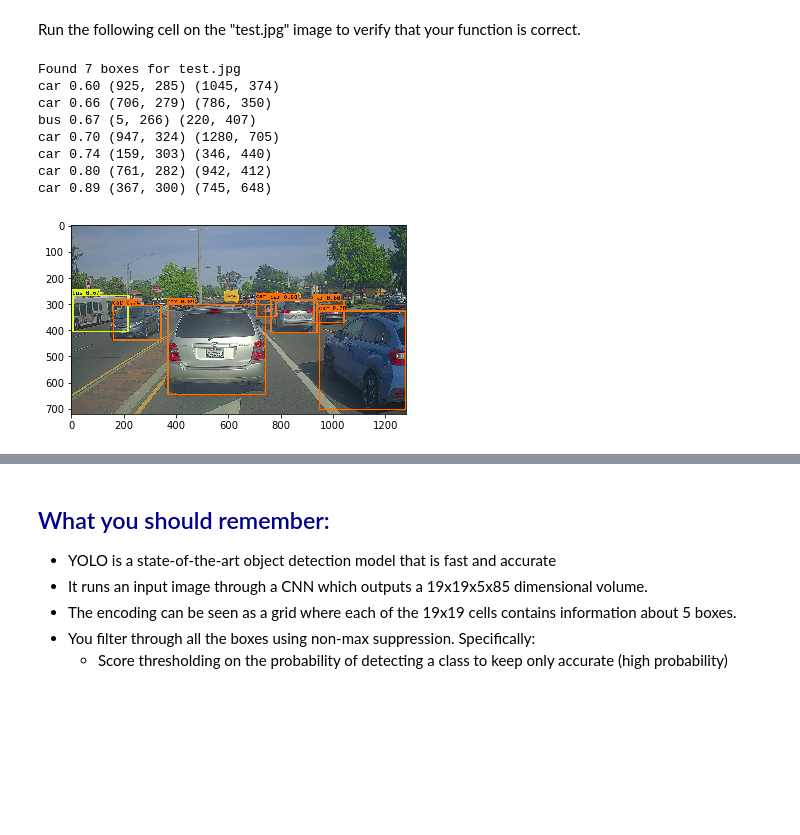
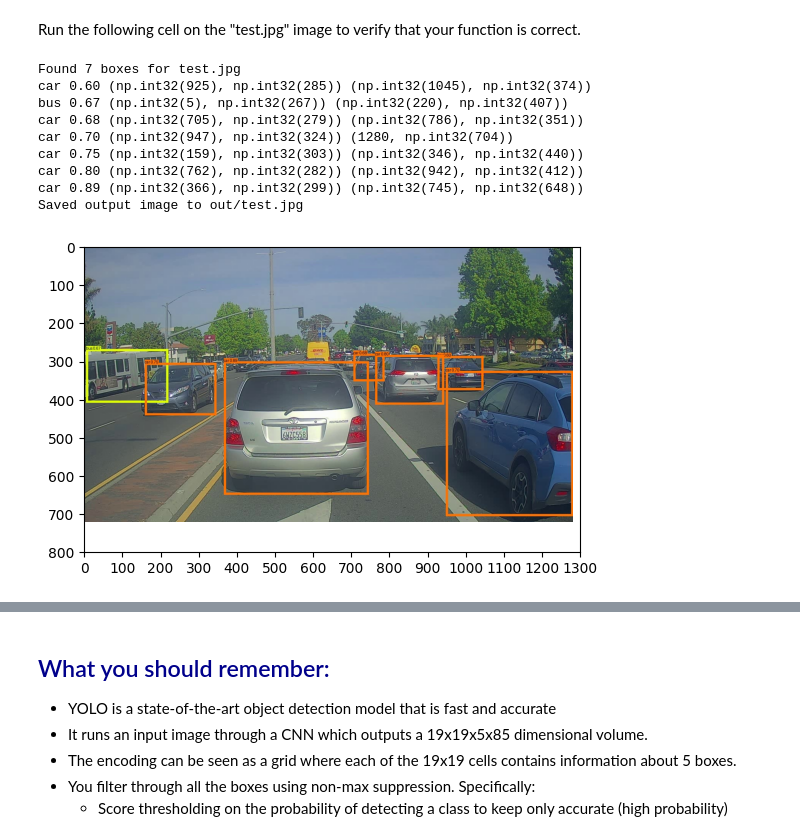
Before and after one commit to umermjd11/DLC4M3A1, a Jupyter notebook: Autonomous_driving_application_Car_detection_v3tf2.ipynb, the cells around one changed output, grey strips where cells are left out. Drawn from its saved outputs; the diff is of its cells as text; code cells hidden in the pictures; blank space fills up the shorter version.

```diff
--- a/Autonomous_driving_application_Car_detection_v3tf2.ipynb
+++ b/Autonomous_driving_application_Car_detection_v3tf2.ipynb
@@ -500,16 +398,3 @@ def yolo_non_max_suppression(scores, boxes, classes, max_boxes = 10, iou_thresho
     classes = tf.gather(classes, nms_indices)
 
     return scores, boxes, classes
-# %%
-# Generating random values for scores, boxes, and classes
-scores = tf.random.normal([54], mean=1, stddev=4, seed=1)
-boxes = tf.random.normal([54, 4], mean=1, stddev=4, seed=1)
-classes = tf.random.normal([54], mean=1, stddev=4, seed=1)
-scores, boxes, classes = yolo_non_max_suppression(scores, boxes, classes)
-# Print values using tf.print
-tf.print("scores[2] =", scores[2])
-tf.print("boxes[2] =", boxes[2])
-tf.print("classes[2] =", classes[2])
-tf.print("scores.shape =", tf.shape(scores))
-tf.print("boxes.shape =", tf.shape(boxes))
-tf.print("classes.shape =", tf.shape(classes))
@@ -597,17 +456 @@ def yolo_eval(yolo_outputs, image_shape = (720., 1280.), max_boxes=10, score_thr
     return scores, boxes, classes
-# %%
-yolo_outputs = (
-    tf.random.normal([19, 19, 5, 1], mean=1, stddev=4, seed=1),
-    tf.random.normal([19, 19, 5, 2], mean=1, stddev=4, seed=1),
-    tf.random.normal([19, 19, 5, 2], mean=1, stddev=4, seed=1),
-    tf.random.normal([19, 19, 5, 80], mean=1, stddev=4, seed=1)
-)
-
-scores, boxes, classes = yolo_eval(yolo_outputs)
-
-print("scores[2] =", scores[2].numpy())
-print("boxes[2] =", boxes[2].numpy())
-print("classes[2] =", classes[2].numpy())
-print("scores.shape =", scores.shape)
-print("boxes.shape =", boxes.shape)
-print("classes.shape =", classes.shape)
@@ -838,14 +673,17 @@ def predict(sess, image_file):
 # %% [markdown]
 Run the following cell on the "test.jpg" image to verify that your function is correct.
 # %%
-out_scores, out_boxes, out_classes = predict(sess, "test.jpg")
+out_scores, out_boxes, out_classes = predict("test.jpg")
+# out_scores, out_boxes, out_classes = predict("person.jpg")
+# out_scores, out_boxes, out_classes = predict("dog.jpg")
 # %% [output]
 Found 7 boxes for test.jpg
-car 0.60 (925, 285) (1045, 374)
-car 0.66 (706, 279) (786, 350)
-bus 0.67 (5, 266) (220, 407)
-car 0.70 (947, 324) (1280, 705)
-car 0.74 (159, 303) (346, 440)
-car 0.80 (761, 282) (942, 412)
-car 0.89 (367, 300) (745, 648)
+car 0.60 (np.int32(925), np.int32(285)) (np.int32(1045), np.int32(374))
+bus 0.67 (np.int32(5), np.int32(267)) (np.int32(220), np.int32(407))
+car 0.68 (np.int32(705), np.int32(279)) (np.int32(786), np.int32(351))
+car 0.70 (np.int32(947), np.int32(324)) (1280, np.int32(704))
+car 0.75 (np.int32(159), np.int32(303)) (np.int32(346), np.int32(440))
+car 0.80 (np.int32(762), np.int32(282)) (np.int32(942), np.int32(412))
+car 0.89 (np.int32(366), np.int32(299)) (np.int32(745), np.int32(648))
+Saved output image to out/test.jpg
-[figure, old version]
+[figure, new version]
```
Also changed, not shown: parts of 24 cells of this notebook.
